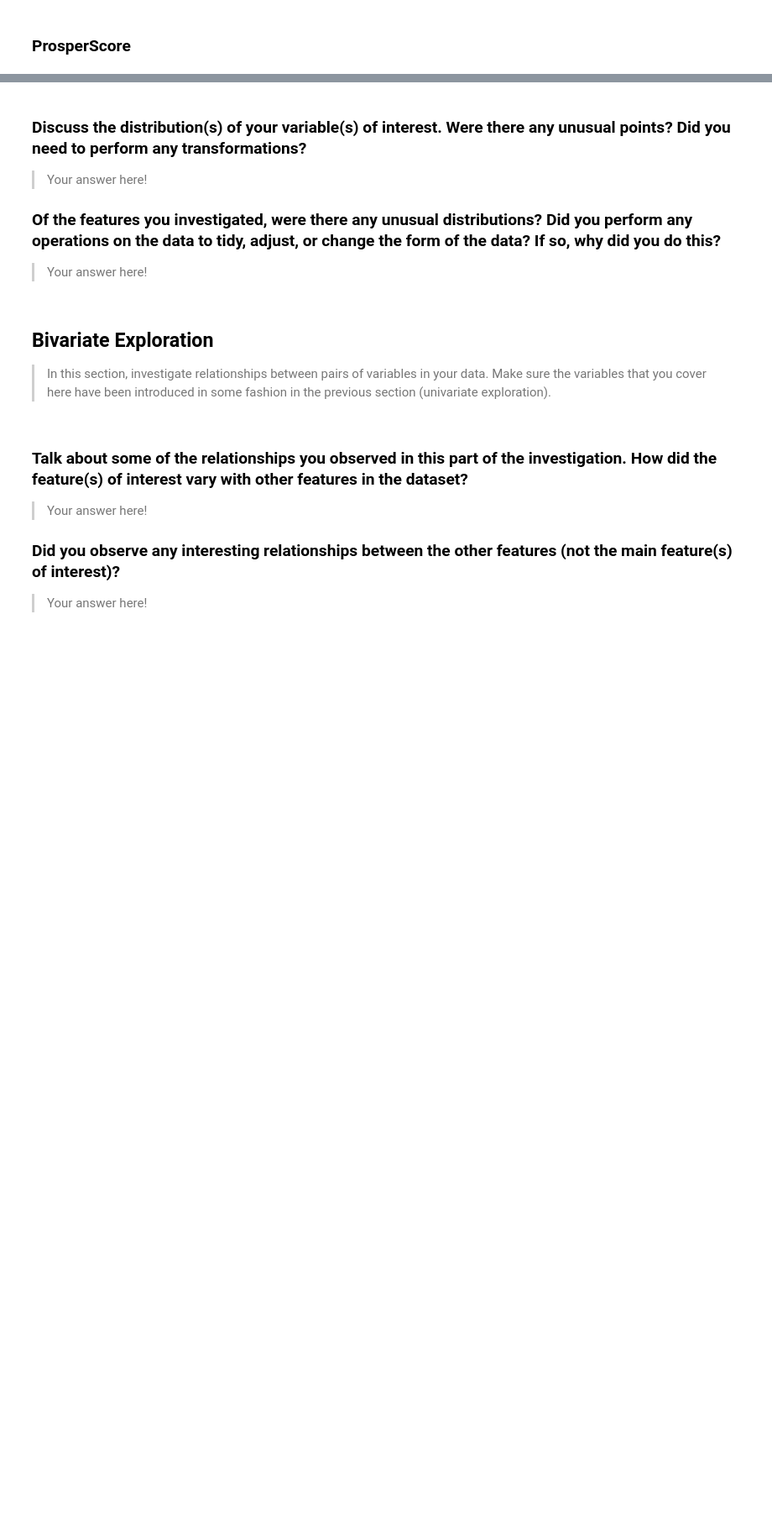
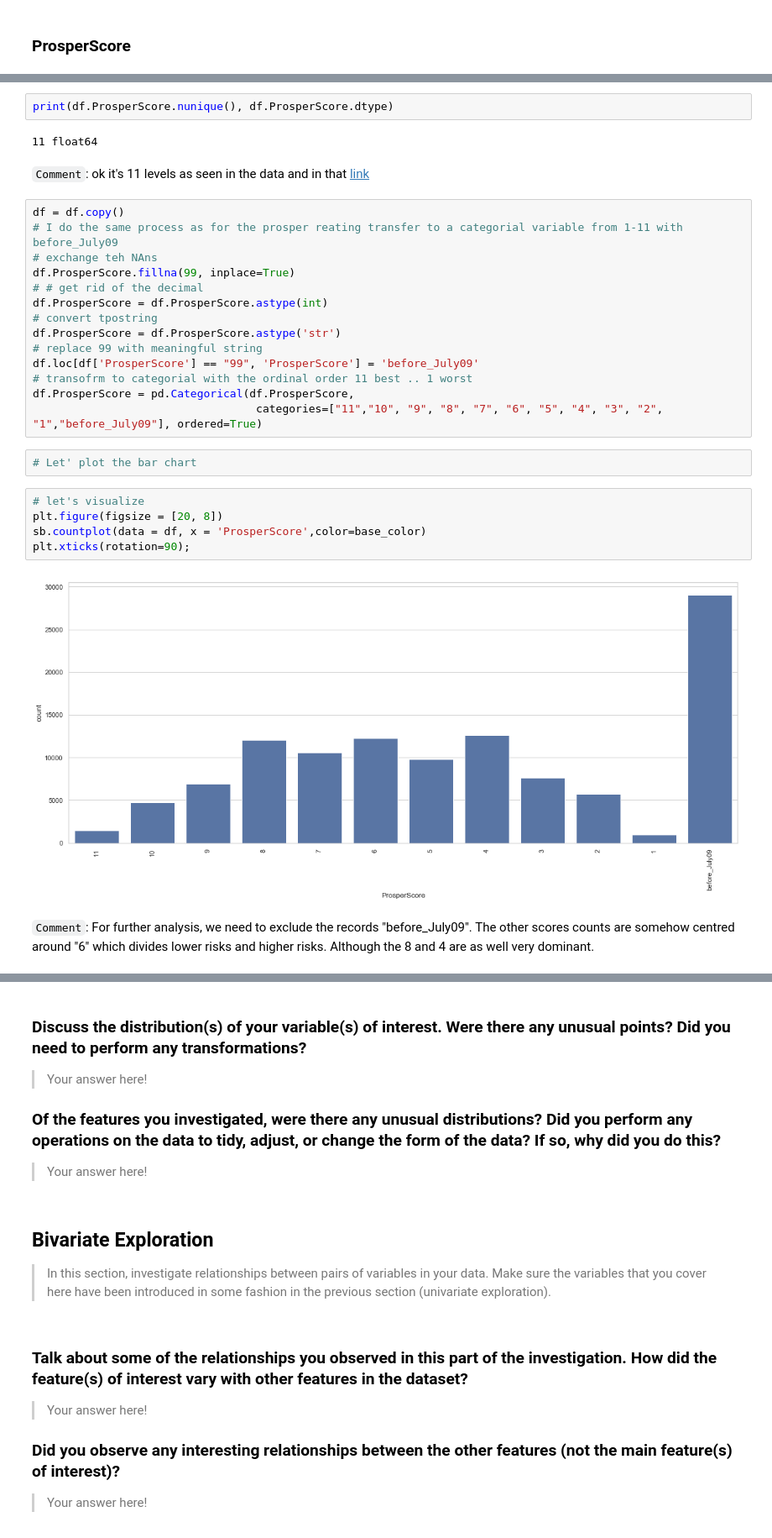
Before and after one commit to moosial/CommunicateDataFindings, a Jupyter notebook: exploration_Prosper_CA.ipynb, the cells around one changed output, grey strips where cells are left out. Shown: that part at 84% size. Drawn from its saved outputs; the diff is of its cells as text; blank space fills up the shorter version.

```diff
--- a/exploration_Prosper_CA.ipynb
+++ b/exploration_Prosper_CA.ipynb
@@ -871,0 +984,31 @@ Name: ProsperRating_Alpha, dtype: int64
+# %%
+print(df.ProsperScore.nunique(), df.ProsperScore.dtype)
+# %% [output]
+11 float64
+# %% [markdown]
+`Comment`: ok it's 11 levels as seen in the data and in that [link](https://www.prosper.com/plp/general-prosper_score/)
+# %%
+df = df.copy()
+# I do the same process as for the prosper reating transfer to a categorial variable from 1-11 with before_July09
+# exchange teh NAns
+df.ProsperScore.fillna(99, inplace=True)
+# # get rid of the decimal
+df.ProsperScore = df.ProsperScore.astype(int)
+# convert tpostring
+df.ProsperScore = df.ProsperScore.astype('str')
+# replace 99 with meaningful string
+df.loc[df['ProsperScore'] == "99", 'ProsperScore'] = 'before_July09'
+# transofrm to categorial with the ordinal order 11 best .. 1 worst
+df.ProsperScore = pd.Categorical(df.ProsperScore,
+                                  categories=["11","10", "9", "8", "7", "6", "5", "4", "3", "2", "1","before_July09"], ordered=True)
+# %%
+# Let' plot the bar chart
+# %%
+# let's visualize
+plt.figure(figsize = [20, 8])
+sb.countplot(data = df, x = 'ProsperScore',color=base_color)
+plt.xticks(rotation=90);
+# %% [output]
+[figure, added]
+# %% [markdown]
+`Comment`: For further analysis, we need to exclude the records "before_July09".  The other scores counts are somehow centred around "6" which divides lower risks and higher risks. Although the 8 and 4 are as well very dominant.
```
Also changed, not shown: parts of 57 cells of this notebook, 1 other file.
